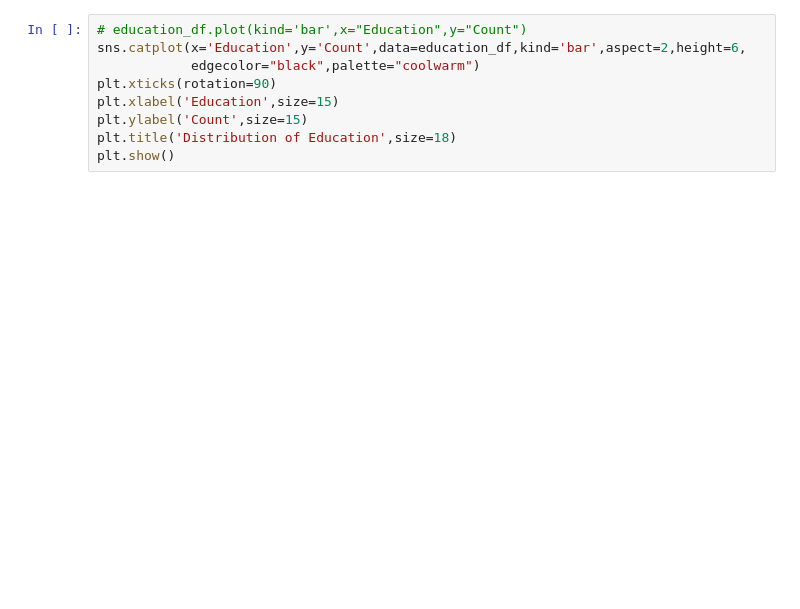
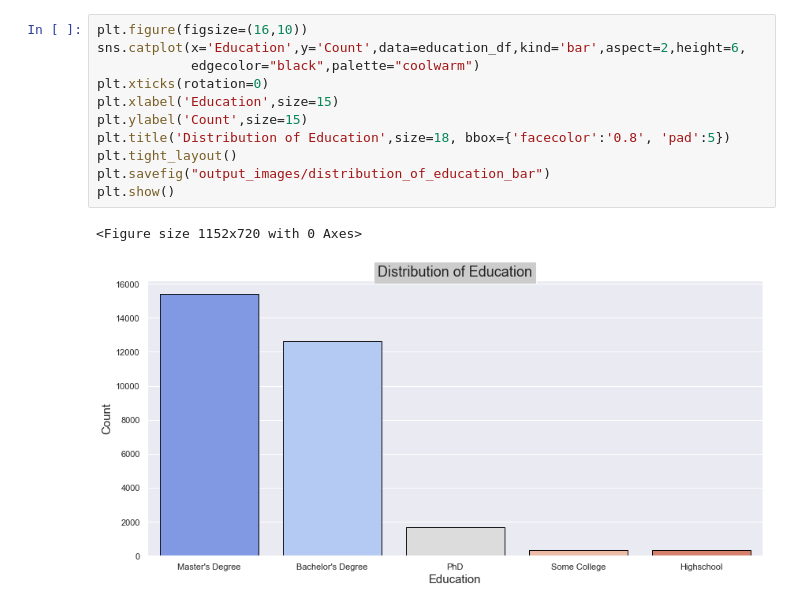
Before and after one commit to nealp1910/NU_Bootcamp_2022_Project_1, a Jupyter notebook: Stem Salaries Notebook.ipynb, the cells around one changed output. Drawn from its saved outputs; the diff is of its cells as text; blank space fills up the shorter version.

```diff
--- a/Stem Salaries Notebook.ipynb
+++ b/Stem Salaries Notebook.ipynb
@@ -121,9 +314,14 @@ education_df
 # %%
-# education_df.plot(kind='bar',x="Education",y="Count")
+plt.figure(figsize=(16,10))
 sns.catplot(x='Education',y='Count',data=education_df,kind='bar',aspect=2,height=6,
             edgecolor="black",palette="coolwarm")
-plt.xticks(rotation=90)
+plt.xticks(rotation=0)
 plt.xlabel('Education',size=15)
 plt.ylabel('Count',size=15)
-plt.title('Distribution of Education',size=18)
+plt.title('Distribution of Education',size=18, bbox={'facecolor':'0.8', 'pad':5})
+plt.tight_layout()
+plt.savefig("output_images/distribution_of_education_bar")
 plt.show()
+# %% [output]
+<Figure size 1152x720 with 0 Axes>
+[figure, added]
```
Also changed, not shown: parts of 37 cells of this notebook, 15 other files.
